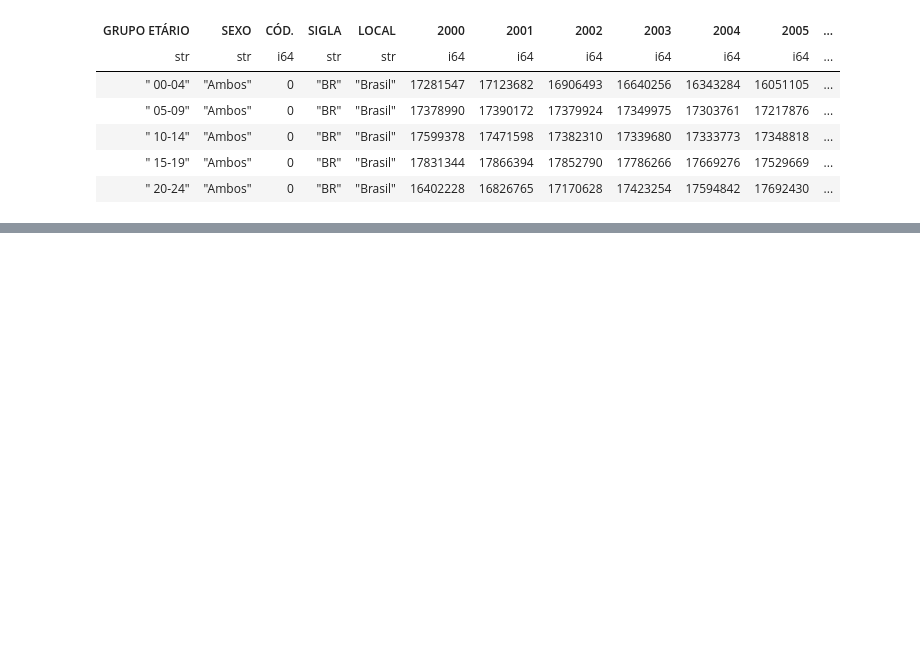
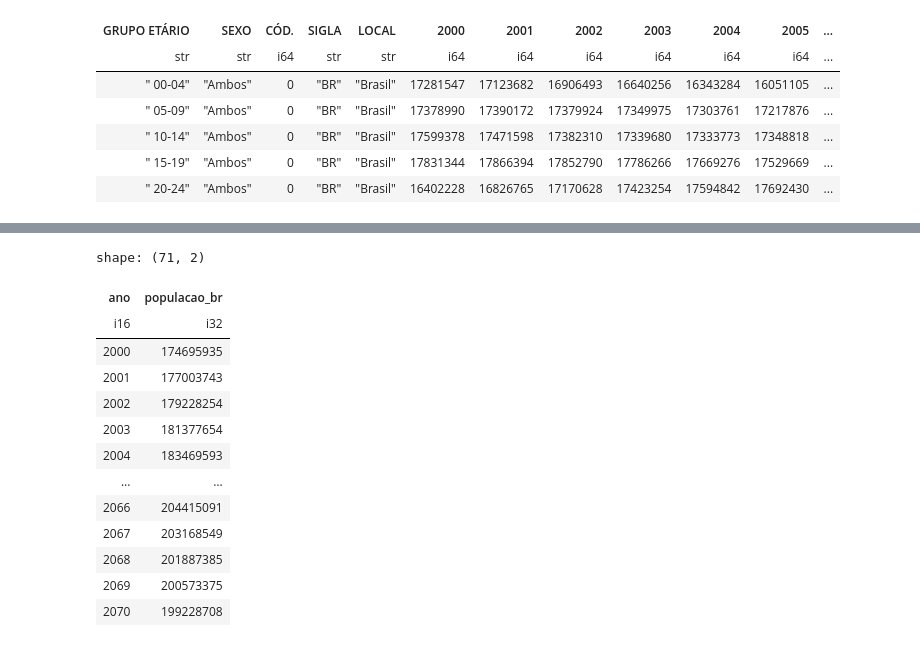
Before and after one commit to LazaroDamasceno/Rascunho-Artigo, a Jupyter notebook: analise_dados/projecao_populacao/projecao_populacao.ipynb, the cells around one changed output, grey strips where cells are left out. Cells and saved outputs as stored; diff of their text form; code cells hidden in the pictures; blank space fills up the shorter version.

```diff
--- a/analise_dados/projecao_populacao/projecao_populacao.ipynb
+++ b/analise_dados/projecao_populacao/projecao_populacao.ipynb
@@ -20,0 +99,17 @@ df_original = df_original.filter([
+# %%
+df_ano_agrupado
+# %% [output]
+shape: (71, 2)
+| ano | populacao_br |
+| i16 | i32 |
+| 2000 | 174695935 |
+| 2001 | 177003743 |
+| 2002 | 179228254 |
+| 2003 | 181377654 |
+| 2004 | 183469593 |
+| … | … |
+| 2066 | 204415091 |
+| 2067 | 203168549 |
+| 2068 | 201887385 |
+| 2069 | 200573375 |
+| 2070 | 199228708 |
```
Also changed, not shown: parts of 16 cells of this notebook, 1 other file.
